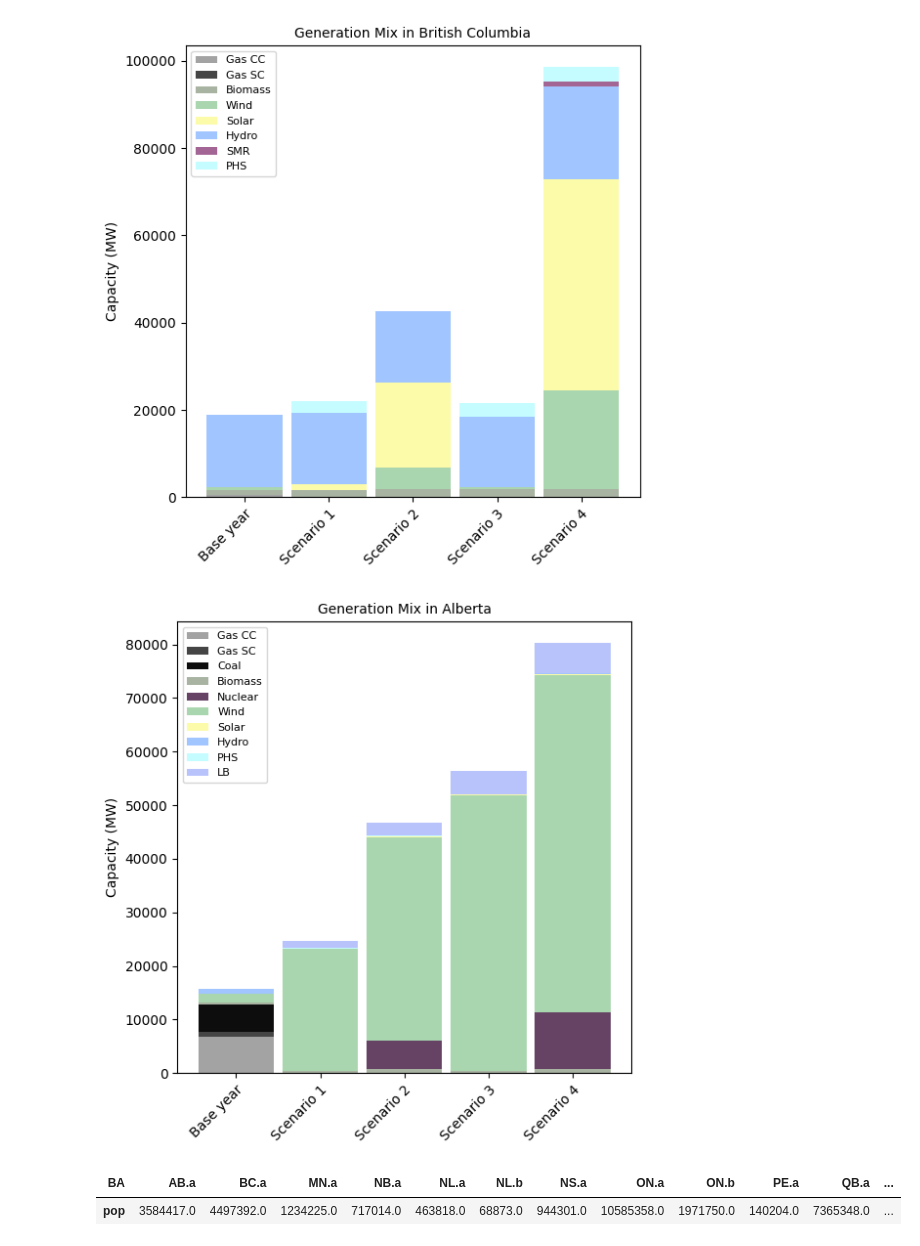
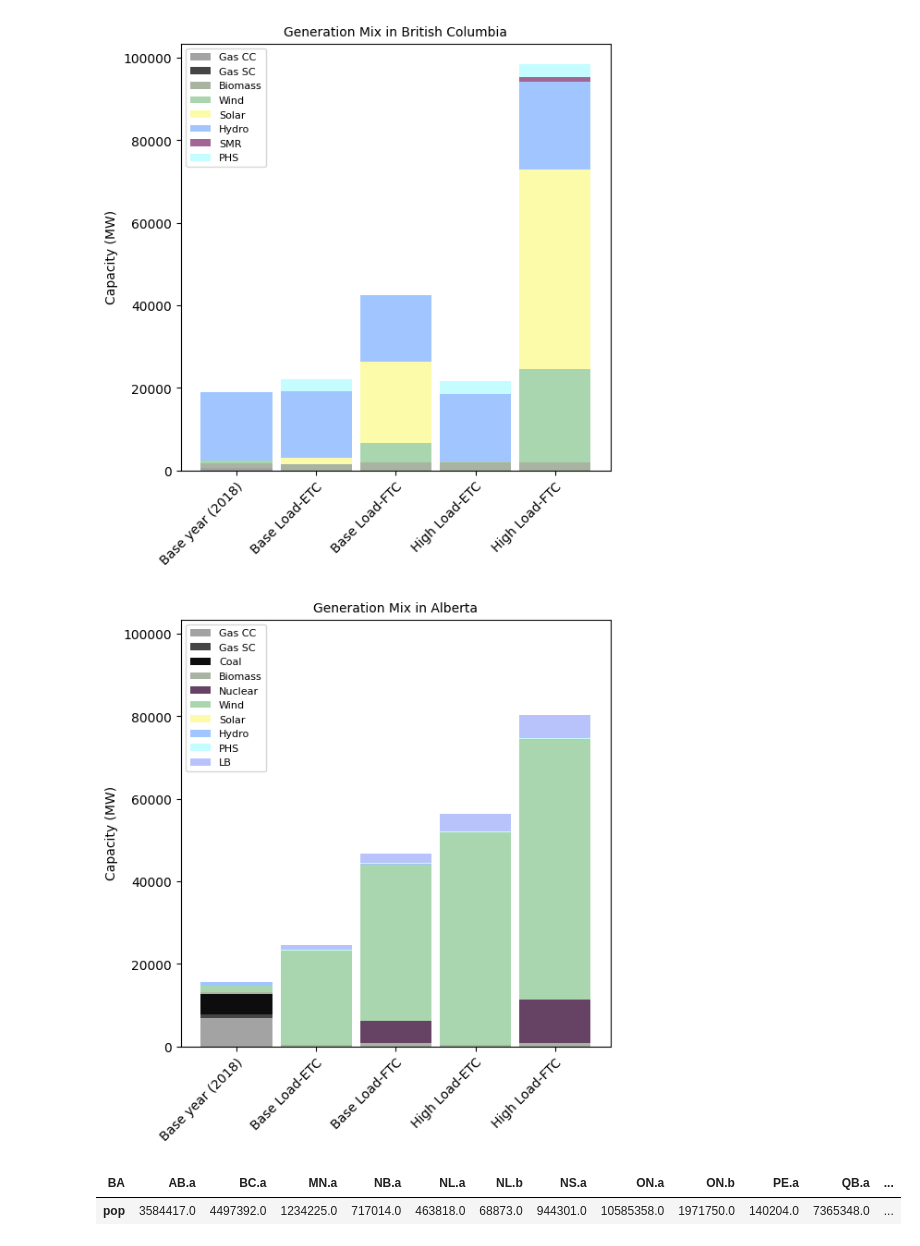
Before and after one commit to smmiri/COPPER_improvement, a Jupyter notebook: visualization/visualization_COPPER.ipynb, the cells around one changed output. Saved outputs shown, nothing was run; the diff lists cells and outputs as text; code cells hidden in the pictures.

```diff
--- a/visualization/visualization_COPPER.ipynb
+++ b/visualization/visualization_COPPER.ipynb
@@ -6,6 +6,7 @@ import matplotlib.pyplot as plt
 from matplotlib.lines import Line2D
 import numpy as np
 import pandas as pd
+from openpyxl import load_workbook
 import seaborn as sns
 
 def fixpath(path):
@@ -16,15 +17,21 @@ def fixpath(path):
 
 plt.rc('lines', linewidth=0.75)
 
-output_dir = fixpath(r"C:\Users\smoha\OneDrive - University of Victoria\Project\tasks\linkage_hydro\base_COPPER_output")
+#output_dir = fixpath(r"C:\Users\smoha\OneDrive - University of Victoria\Project\tasks\linkage_hydro\base_COPPER_output")
+output_dir = fixpath(r"C:\Users\smoha\OneDrive - University of Victoria\Project\tasks\linkage_SILVER_COPPER\dsf_scenario_run\Iter5\COPPER_out")
 os.chdir(output_dir)
 
-dirs = glob(f'{output_dir}/*x*/', recursive=True)
+dirs = glob(f'{output_dir}/*/', recursive=True)
 
 scens = []
 for dir in dirs:
     scen = dir.split('/')[-2]
     scens.append(scen)
 
+prov_to_zone_dict = {"Manitoba": "MB", "Saskatchewan": "SK", "Quebec": "QC",
+                             "New Brunswick": "NB", "Ontario": "ON", "Alberta": "AB", "British Columbia": "BC",
+                             "Nova Scotia": "NS", "Newfoundland and Labrador": "NL", "Prince Edward Island": "PE"}
+provinces = list(prov_to_zone_dict.keys())
+
 scens
 # %% [output]
@@ -34,0 +40,25 @@ scens
+# %%
+cap_prov = pd.DataFrame()
+
+for dir in dirs:
+    cap_aba = pd.read_excel(f"{dir}/Results_summary.xlsx", sheet_name='ABA_generation_mix', index_col=0)
+    for prov in provinces:
+        cap_prov = cap_aba.loc[:, cap_aba.columns.str.contains(prov)]
+
+        if cap_prov.columns.str.contains('.b', regex=False).any():
+            cap_prov.loc[:,2025] = cap_prov.iloc[:, [0,1]].sum(axis=1)
+            cap_prov.loc[:,2030] = cap_prov.iloc[:, [2,3]].sum(axis=1)
+            cap_prov.loc[:,2035] = cap_prov.iloc[:, [4,5]].sum(axis=1)
+            cap_prov.loc[:,2040] = cap_prov.iloc[:, [6,7]].sum(axis=1)
+            cap_prov.loc[:,2045] = cap_prov.iloc[:, [8,9]].sum(axis=1)
+            cap_prov.loc[:,2050] = cap_prov.iloc[:, [10,11]].sum(axis=1)
+            cap_prov = cap_prov.iloc[:, [12,13,14,15,16,17]]
+        else:
+            cap_prov.columns = [2025, 2030, 2035, 2040, 2045, 2050]
+
+        if os.path.exists(f"{dir}/cap_prov.xlsx"):
+            with pd.ExcelWriter(f"{dir}/cap_prov.xlsx", mode='a', engine='openpyxl') as writer:
+                cap_prov.to_excel(writer, sheet_name=prov)
+
+        else:
+            cap_prov.to_excel(f"{dir}/cap_prov.xlsx", sheet_name=prov)
@@ -99,19 +147,20 @@ colors = {
 # %%
 #Bar chart of generation mix in BC
 
 BC_ch = caps.iloc[0:5]
 BC_ch = BC_ch.loc[:, (BC_ch != 0).any(axis=0)]
 fig, ax = plt.subplots(figsize=(6, 6))
 ax.set_title('Generation Mix in British Columbia', fontsize=10)
 ax.set_ylabel('Capacity (MW)', fontsize=10)
-scen_labels = ['Base year', 'Scenario 1', 'Scenario 2', 'Scenario 3', 'Scenario 4']
+scen_labels = ['Base year (2018)', 'Base Load-ETC', 'Base Load-FTC', 'High Load-ETC', 'High Load-FTC']
 BC_ch.plot(kind='bar', stacked=True, ax=ax, color=colors, width=0.9)
 ax.set(xticklabels=scen_labels)
 ax.legend(loc='upper left', fontsize=8, labels=[gen_types[i] for i in BC_ch.columns])
+bc_ylim = ax.get_ylim()
 plt.setp(ax.get_xticklabels(), ha="right", rotation=45, fontsize=10, rotation_mode="anchor")
 plt.savefig('BC_ch.png', dpi=300, bbox_inches='tight')
 # %% [output]
-[figure, old version]
+[figure, new version]
 # %%
 #Bar chart of generation mix in AB
 
@@ -120,14 +169,15 @@ AB_ch = AB_ch.loc[:, (AB_ch != 0).any(axis=0)]
 fig, ax = plt.subplots(figsize=(6, 6))
 ax.set_title('Generation Mix in Alberta', fontsize=10)
 ax.set_ylabel('Capacity (MW)', fontsize=10)
-scen_labels = ['Base year', 'Scenario 1', 'Scenario 2', 'Scenario 3', 'Scenario 4']
+scen_labels = ['Base year (2018)', 'Base Load-ETC', 'Base Load-FTC', 'High Load-ETC', 'High Load-FTC']
 AB_ch.plot(kind='bar', stacked=True, ax=ax, color=colors, align='center', width=0.9)
+ax.set_ylim(bc_ylim)
 ax.set(xticklabels=scen_labels)
 ax.legend(loc='upper left', fontsize=8, labels=[gen_types[i] for i in AB_ch.columns])
 plt.setp(ax.get_xticklabels(), ha="right", rotation=45, fontsize=10, rotation_mode="anchor")
 plt.savefig('AB_ch.png', dpi=300, bbox_inches='tight')
 # %% [output]
-[figure, old version]
+[figure, new version]
 # %%
 trans_list = []
 for dir in dirs:
```
Also changed, not shown: parts of 3 cells of this notebook, 5 other files.
